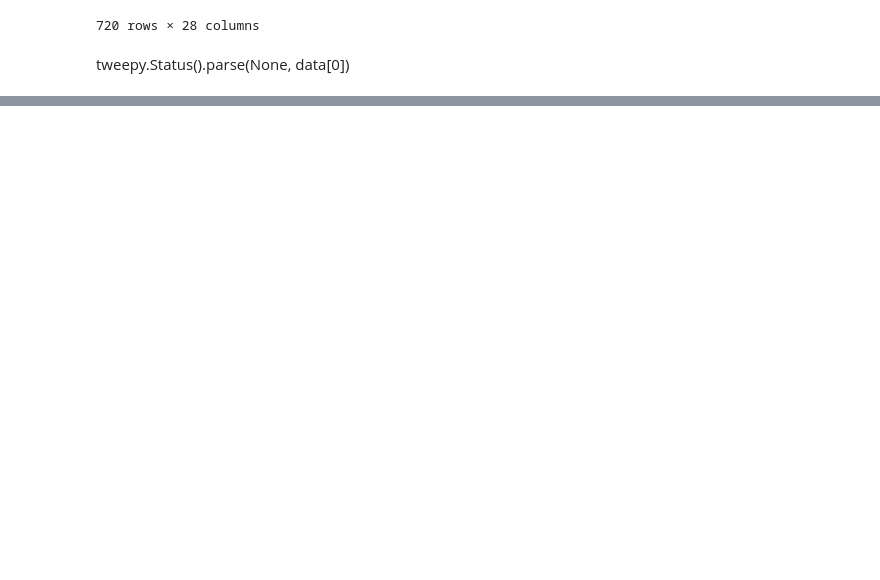
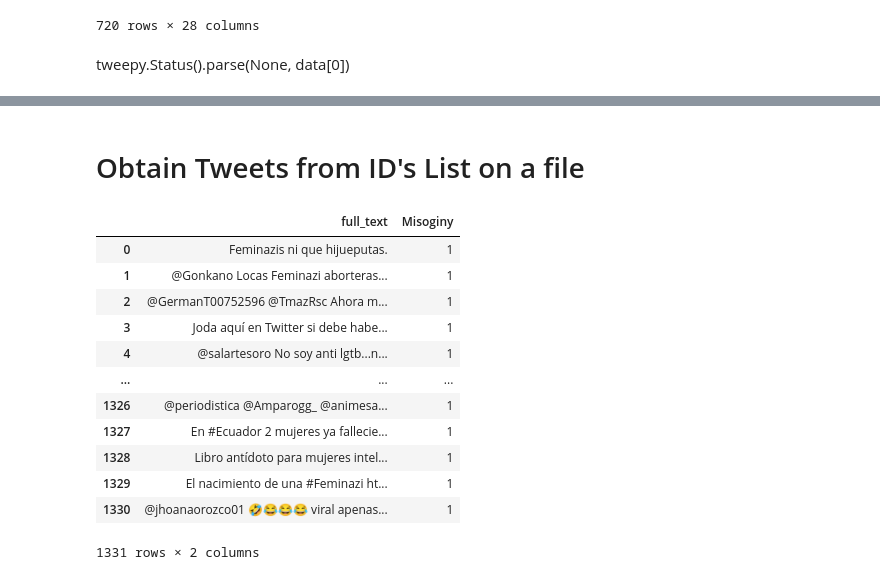
Before and after one commit to aGimenezO/IH-final-project-Misoginy-Tweet-Detection-NLP-Model, a Jupyter notebook: Data extraction.ipynb, the cells around one changed output, grey strips where cells are left out. Saved outputs shown, nothing was run; the diff lists cells and outputs as text; code cells hidden in the pictures; blank space fills up the shorter version.

```diff
--- a/Data extraction.ipynb
+++ b/Data extraction.ipynb
@@ -256,0 +259,59 @@ JSONDecodeError: Extra data: line 2 column 1 (char 20)
+# %% [markdown]
+# Obtain Tweets from ID's List on a file
+# %%
+def get_tweets_from_ids(ids,tweepy_api):
+    columns = set()
+    tweets_data = []
+    allowed_types = [str, int,bool]
+    i = 0
+    for i in range(0,len(ids),100):
+        for status in tweepy_api.statuses_lookup(id_=ids[i:i+99],tweet_mode='extended'):
+
+                status_dict = dict(vars(status))
+                keys = status_dict.keys()
+                single_tweet_data = {"author": status_dict['_json']['user']['screen_name'],"author_id":status_dict['_json']['user']['id_str']}
+                for k in keys:
+                    try:
+                        v_type = type(status_dict[k])
+                    except:
+                        v_type = None
+                    if v_type != None:
+                        if v_type in allowed_types:
+                            single_tweet_data[k] = status_dict[k]
+                            columns.add(k)
+                if 'retweeted_status' in keys:
+                    single_tweet_data['full_text'] = status.retweeted_status.full_text
+                tweets_data.append(single_tweet_data)
+    return pd.DataFrame(tweets_data)
+
+def get_tweets_from_file(filename,api):
+    ids = []
+    with open(filename, 'r') as file:
+        for line in file:
+            currentPlace = line[:-1]
+            ids.append(currentPlace)
+    return get_tweets_from_ids(ids,api)
+# %%
+def transform_dataframe(df,misoginy):
+    df['Misoginy'] = misoginy
+    return df[['full_text','Misoginy']]
+# %%
+latin_misoginy = get_tweets_from_file('sela-latin-america-misogyny.txt',api)
+# %%
+latin_misoginy = transform_dataframe(latin_misoginy,1)
+# %%
+latin_misoginy
+# %% [output]
+|  | full_text | Misoginy |
+| 0 | Feminazis ni que hijueputas. | 1 |
+| 1 | @Gonkano Locas Feminazi aborteras... | 1 |
+| 2 | @GermanT00752596 @TmazRsc Ahora m... | 1 |
+| 3 | Joda aquí en Twitter si debe habe... | 1 |
+| 4 | @salartesoro No soy anti lgtb...n... | 1 |
+| ... | ... | ... |
+| 1326 | @periodistica @Amparogg_ @animesa... | 1 |
+| 1327 | En #Ecuador 2 mujeres ya fallecie... | 1 |
+| 1328 | Libro antídoto para mujeres intel... | 1 |
+| 1329 | El nacimiento de una #Feminazi ht... | 1 |
+| 1330 | @jhoanaorozco01 🤣😂😂😂 viral apenas... | 1 |
+1331 rows × 2 columns
```
Also changed, not shown: parts of 19 cells of this notebook, 1 other file.
